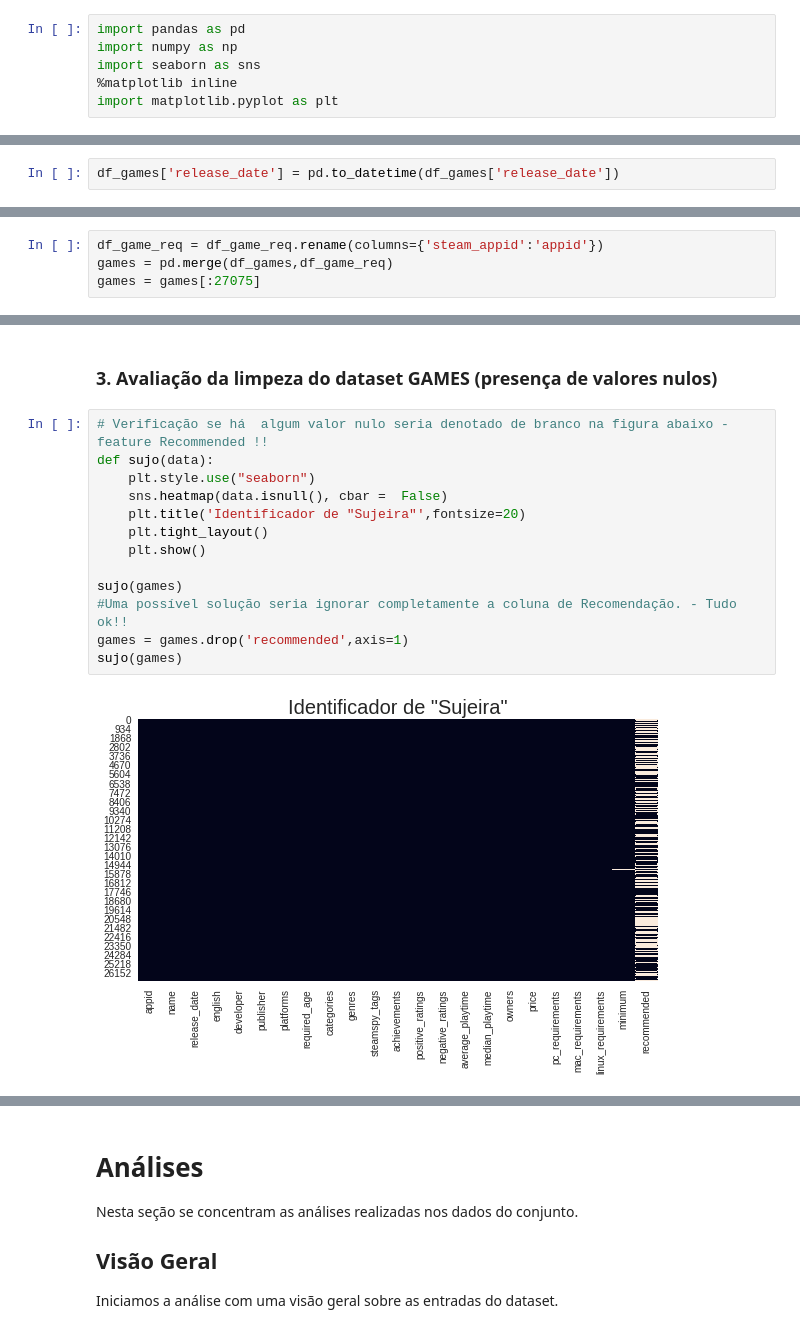
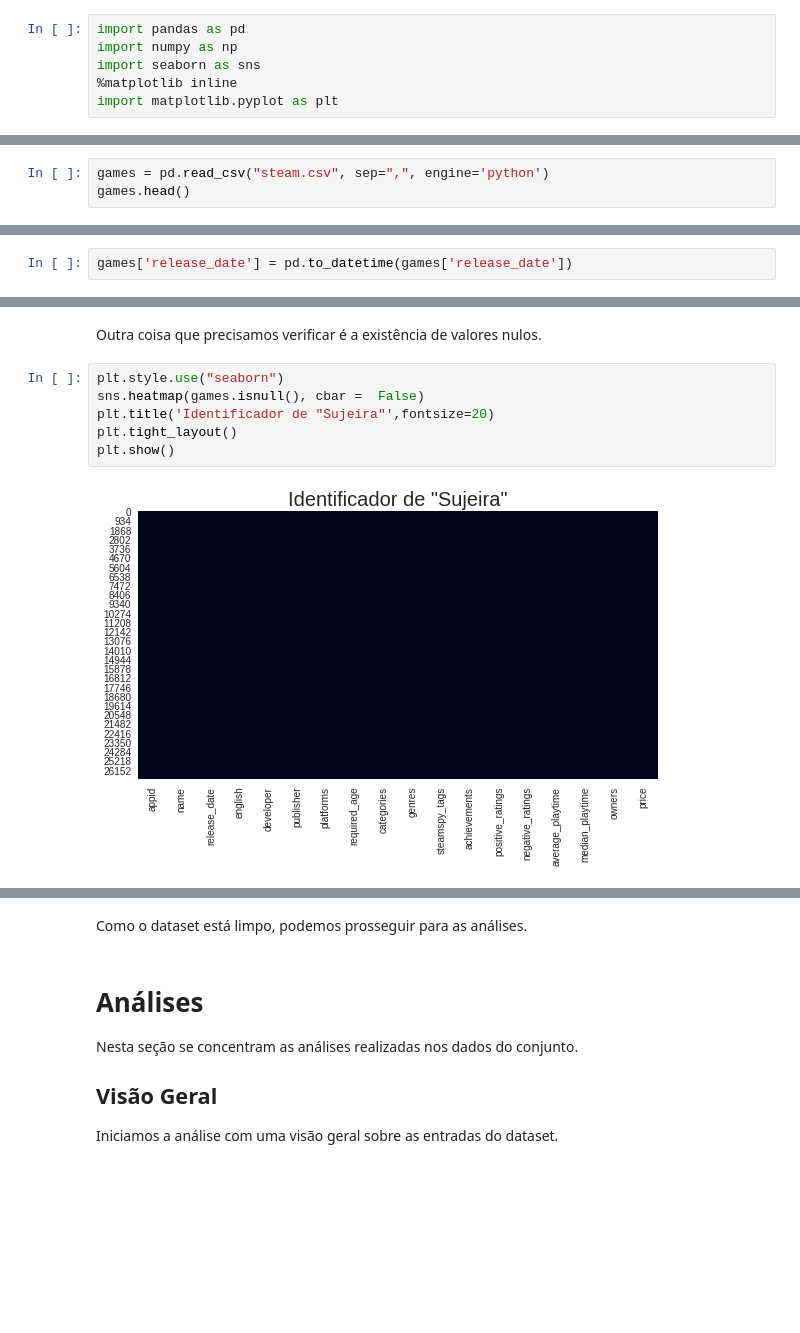
Before and after one commit to nickfsoares/Data_mining, a Jupyter notebook: 1_SteamStoreGames/SteamStoreGames.ipynb, the cells around one changed output, grey strips where cells are left out. Cells and saved outputs as stored; diff of their text form; blank space fills up the shorter version.

```diff
--- a/1_SteamStoreGames/SteamStoreGames.ipynb
+++ b/1_SteamStoreGames/SteamStoreGames.ipynb
@@ -42,0 +32,3 @@ df_games.head()
+# %%
+games = pd.read_csv("steam.csv", sep=",", engine='python')
+games.head()
@@ -66,2 +70,2 @@ df_game_tags:  Index(['appid', '1980s', '1990s', '2.5d', '2d', '2d_fighter', '36
 # %%
-df_games['release_date'] = pd.to_datetime(df_games['release_date'])
+games['release_date'] = pd.to_datetime(games['release_date'])
@@ -81,4 +71,0 @@ Com isso, concluimos que 100% dos games apresentados em data estão em df_game_r
-# %%
-df_game_req = df_game_req.rename(columns={'steam_appid':'appid'})
-games = pd.merge(df_games,df_game_req)
-games = games[:27075]
@@ -102,17 +72,10 @@ Index(['appid', 'name', 'release_date', 'english', 'developer', 'publisher',
-# %% [markdown]
-### 3. Avaliação da limpeza do dataset GAMES (presença de valores nulos)
+# %% [markdown]
+Outra coisa que precisamos verificar é a existência de valores nulos.
 # %%
-# Verificação se há  algum valor nulo seria denotado de branco na figura abaixo - feature Recommended !!
-def sujo(data):
-    plt.style.use("seaborn")
-    sns.heatmap(data.isnull(), cbar =  False)
-    plt.title('Identificador de "Sujeira"',fontsize=20)
-    plt.tight_layout()
-    plt.show()
-
-sujo(games)
-#Uma possível solução seria ignorar completamente a coluna de Recomendação. - Tudo ok!!
-games = games.drop('recommended',axis=1)
-sujo(games)
+plt.style.use("seaborn")
+sns.heatmap(games.isnull(), cbar =  False)
+plt.title('Identificador de "Sujeira"',fontsize=20)
+plt.tight_layout()
+plt.show()
 # %% [output]
-[figure, old version]
+[figure, new version]
@@ -120,3 +82,5 @@ sujo(games)
+# %% [markdown]
+Como o dataset está limpo, podemos prosseguir para as análises.
 # %% [markdown]
 # Análises
 Nesta seção se concentram as análises realizadas nos dados do conjunto.
```
Also changed, not shown: parts of 51 cells of this notebook.
